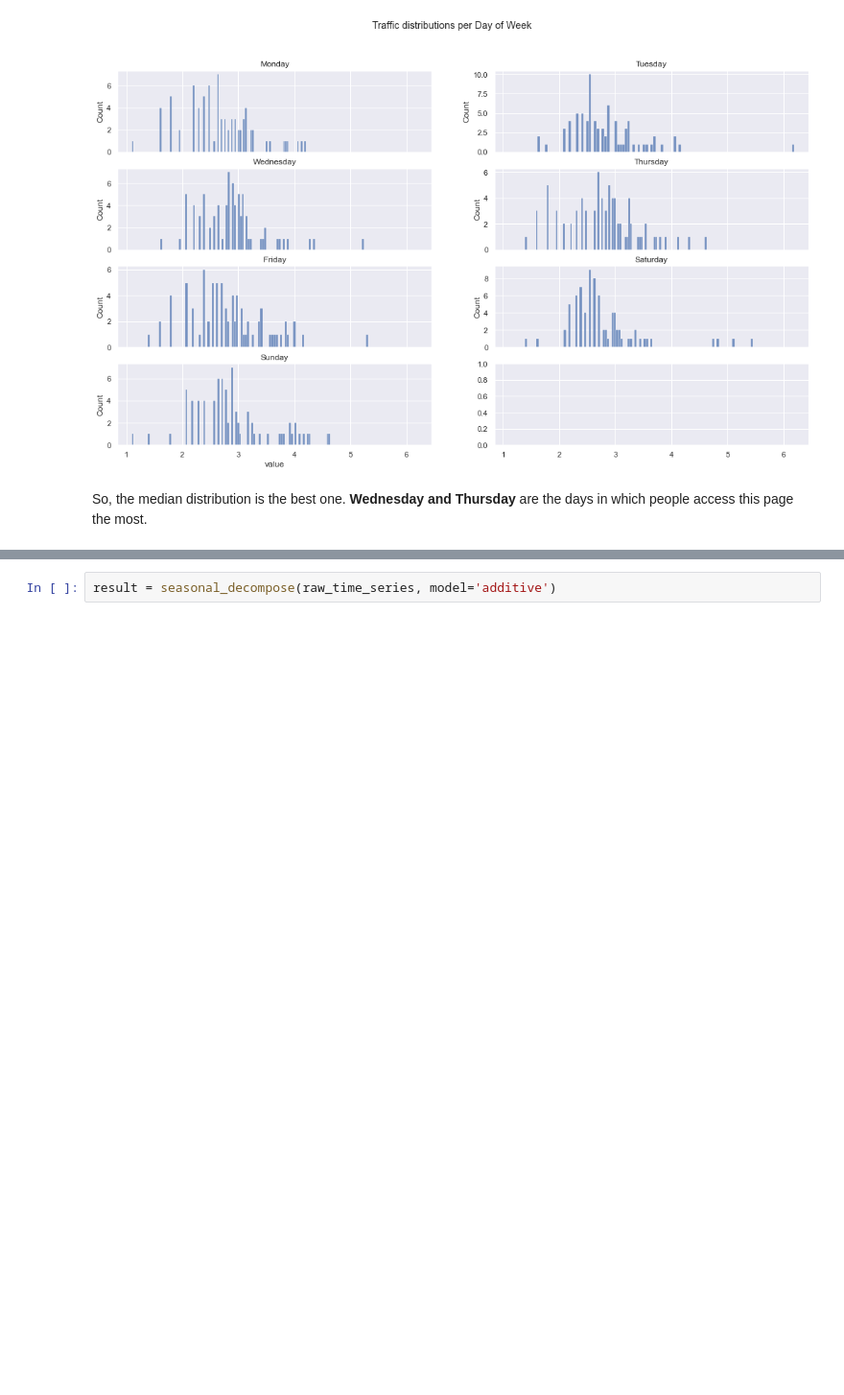
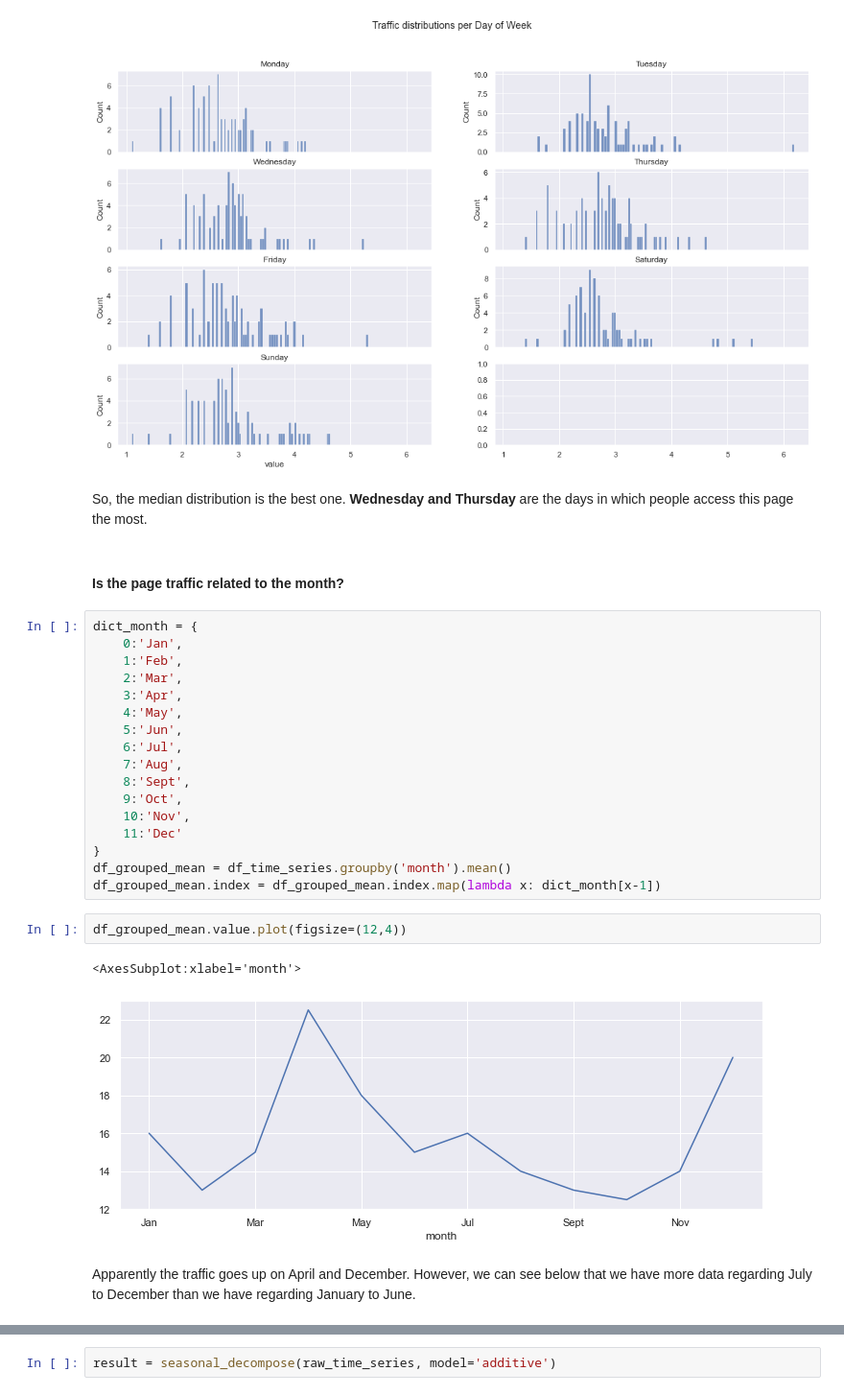
Before and after one commit to lucasmfaria/wikipedia-web-traffic, a Jupyter notebook: notebooks/EDA.ipynb, the cells around one changed output, grey strips where cells are left out. Shown: that part at 96% size. Saved outputs shown, nothing was run; the diff lists cells and outputs as text; blank space fills up the shorter version.

```diff
--- a/notebooks/EDA.ipynb
+++ b/notebooks/EDA.ipynb
@@ -147,3 +149,29 @@ axes[3][0].set_title('Sunday');
 [figure]
 # %% [markdown]
 So, the median distribution is the best one. **Wednesday and Thursday** are the days in which people access this page the most.
+# %% [markdown]
+#### Is the page traffic related to the month?
+# %%
+dict_month = {
+    0:'Jan',
+    1:'Feb',
+    2:'Mar',
+    3:'Apr',
+    4:'May',
+    5:'Jun',
+    6:'Jul',
+    7:'Aug',
+    8:'Sept',
+    9:'Oct',
+    10:'Nov',
+    11:'Dec'
+}
+df_grouped_mean = df_time_series.groupby('month').mean()
+df_grouped_mean.index = df_grouped_mean.index.map(lambda x: dict_month[x-1])
+# %%
+df_grouped_mean.value.plot(figsize=(12,4))
+# %% [output]
+<AxesSubplot:xlabel='month'>
+[figure, added]
+# %% [markdown]
+Apparently the traffic goes up on April and December. However, we can see below that we have more data regarding July to December than we have regarding January to June.
```
Also changed, not shown: parts of 3 cells of this notebook, 1 other file.
